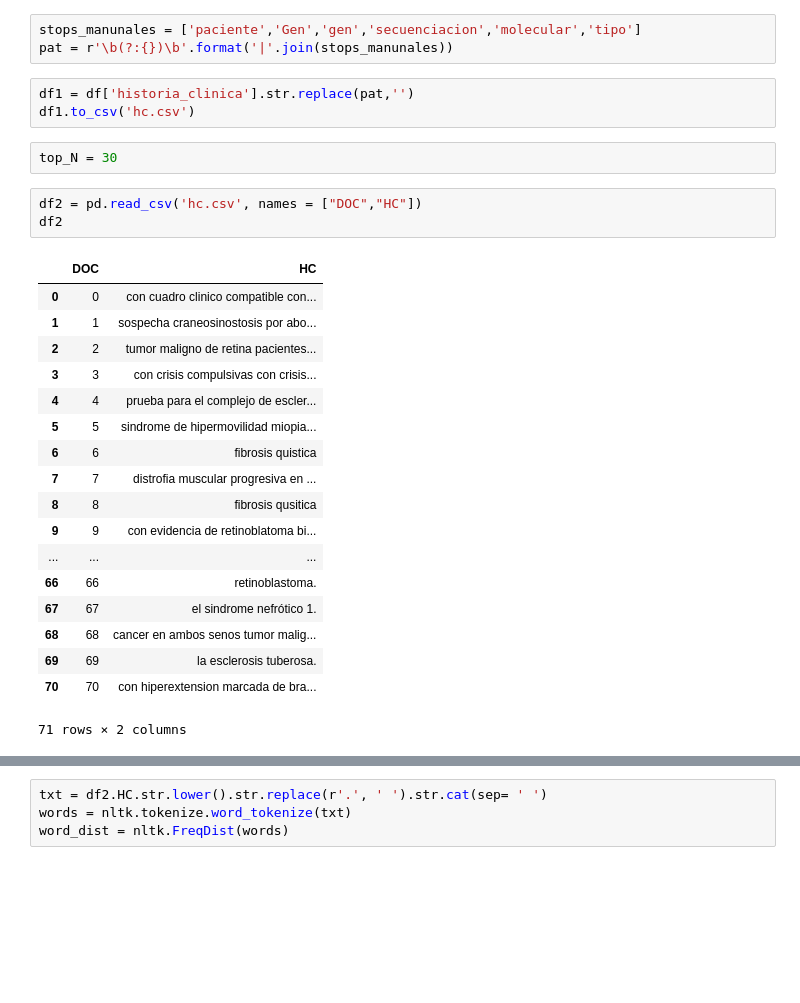
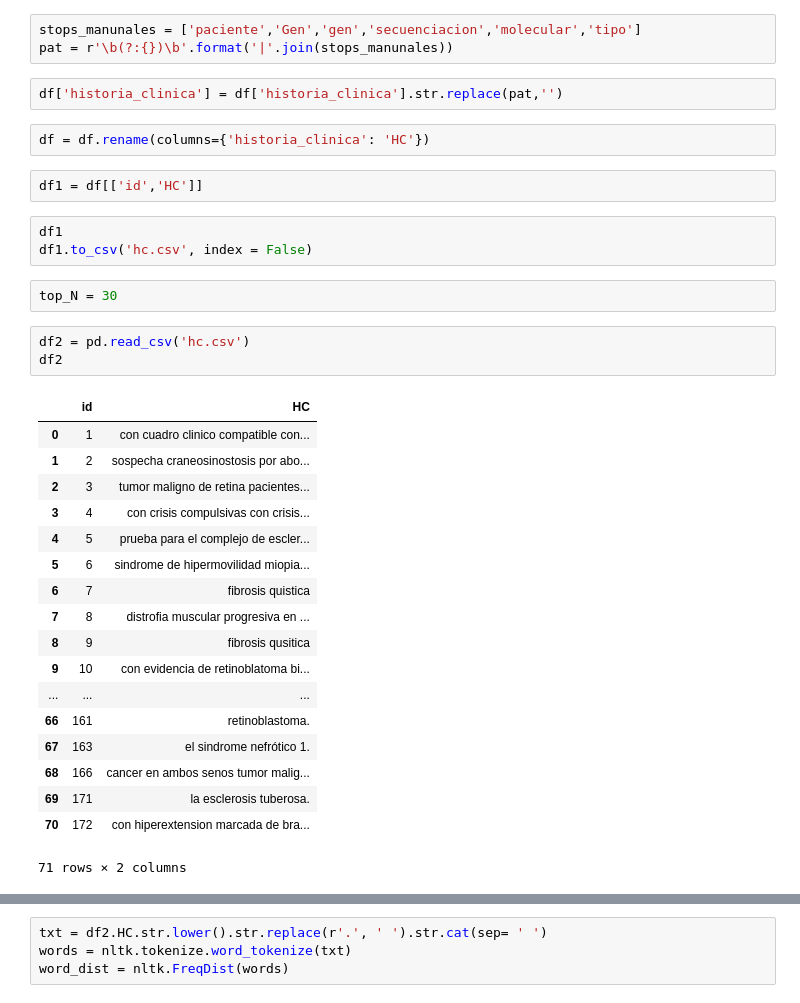
Before and after one commit to jevelezse/Min-r-a, a Jupyter notebook: mineria de texto.ipynb, the cells around one changed output, grey strips where cells are left out. Cells and saved outputs as stored; diff of their text form; blank space fills up the shorter version.

```diff
--- a/mineria de texto.ipynb
+++ b/mineria de texto.ipynb
@@ -28,29 +28,35 @@ df['historia_clinica'] = df['historia_clinica'].str.lower().str.replace('mama','
 stops_manunales = ['paciente','Gen','gen','secuenciacion','molecular','tipo']
 pat = r'\b(?:{})\b'.format('|'.join(stops_manunales))
 # %%
-df1 = df['historia_clinica'].str.replace(pat,'')
-df1.to_csv('hc.csv')
+df['historia_clinica'] = df['historia_clinica'].str.replace(pat,'')
+# %%
+df = df.rename(columns={'historia_clinica': 'HC'})
+# %%
+df1 = df[['id','HC']]
+# %%
+df1
+df1.to_csv('hc.csv', index = False)
 # %%
 top_N = 30
 # %%
-df2 = pd.read_csv('hc.csv', names = ["DOC","HC"])
+df2 = pd.read_csv('hc.csv')
 df2
 # %% [output]
-|  | DOC | HC |
-| 0 | 0 | con cuadro clinico compatible con... |
-| 1 | 1 | sospecha craneosinostosis por abo... |
-| 2 | 2 | tumor maligno de retina pacientes... |
-| 3 | 3 | con crisis compulsivas con crisis... |
-| 4 | 4 | prueba para el complejo de escler... |
-| 5 | 5 | sindrome de hipermovilidad miopia... |
-| 6 | 6 | fibrosis quistica |
-| 7 | 7 | distrofia muscular progresiva en ... |
-| 8 | 8 | fibrosis qusitica |
-| 9 | 9 | con evidencia de retinoblatoma bi... |
+|  | id | HC |
+| 0 | 1 | con cuadro clinico compatible con... |
+| 1 | 2 | sospecha craneosinostosis por abo... |
+| 2 | 3 | tumor maligno de retina pacientes... |
+| 3 | 4 | con crisis compulsivas con crisis... |
+| 4 | 5 | prueba para el complejo de escler... |
+| 5 | 6 | sindrome de hipermovilidad miopia... |
+| 6 | 7 | fibrosis quistica |
+| 7 | 8 | distrofia muscular progresiva en ... |
+| 8 | 9 | fibrosis qusitica |
+| 9 | 10 | con evidencia de retinoblatoma bi... |
 | ... | ... | ... |
-| 66 | 66 | retinoblastoma. |
-| 67 | 67 | el sindrome nefrótico 1. |
-| 68 | 68 | cancer en ambos senos tumor malig... |
-| 69 | 69 | la esclerosis tuberosa. |
-| 70 | 70 | con hiperextension marcada de bra... |
+| 66 | 161 | retinoblastoma. |
+| 67 | 163 | el sindrome nefrótico 1. |
+| 68 | 166 | cancer en ambos senos tumor malig... |
+| 69 | 171 | la esclerosis tuberosa. |
+| 70 | 172 | con hiperextension marcada de bra... |
 71 rows × 2 columns
```
Also changed, not shown: parts of 64 cells of this notebook.
